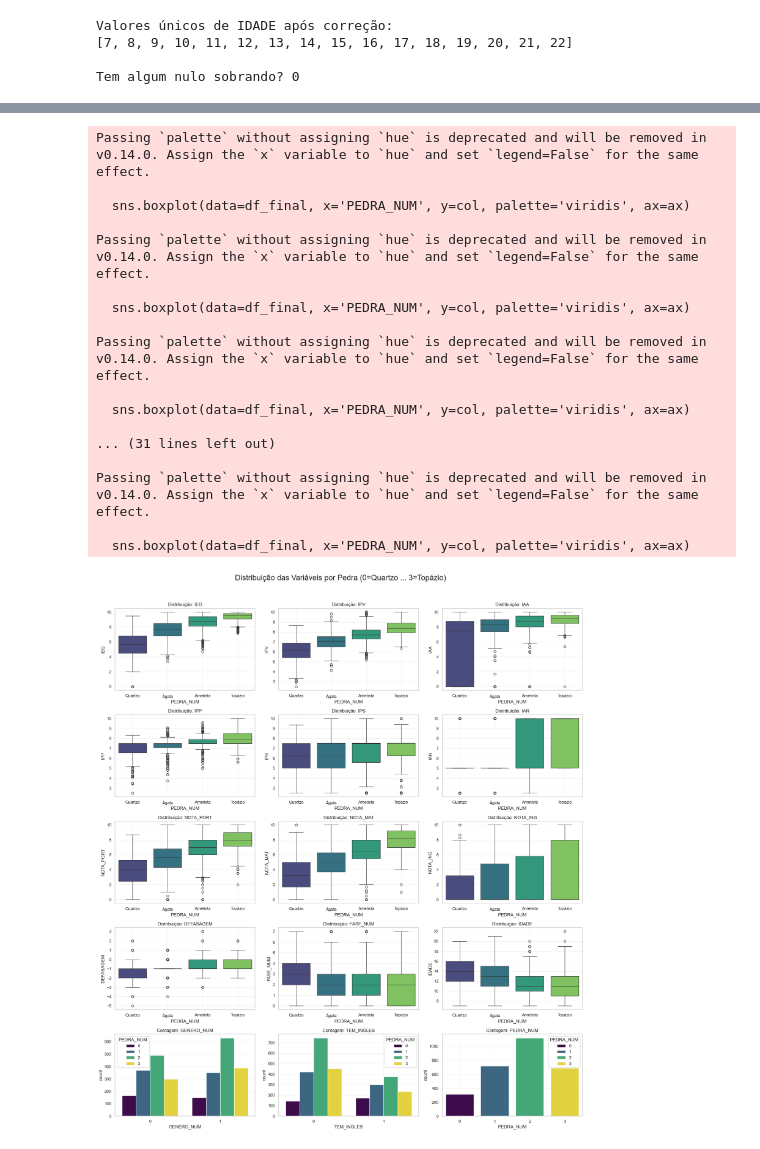
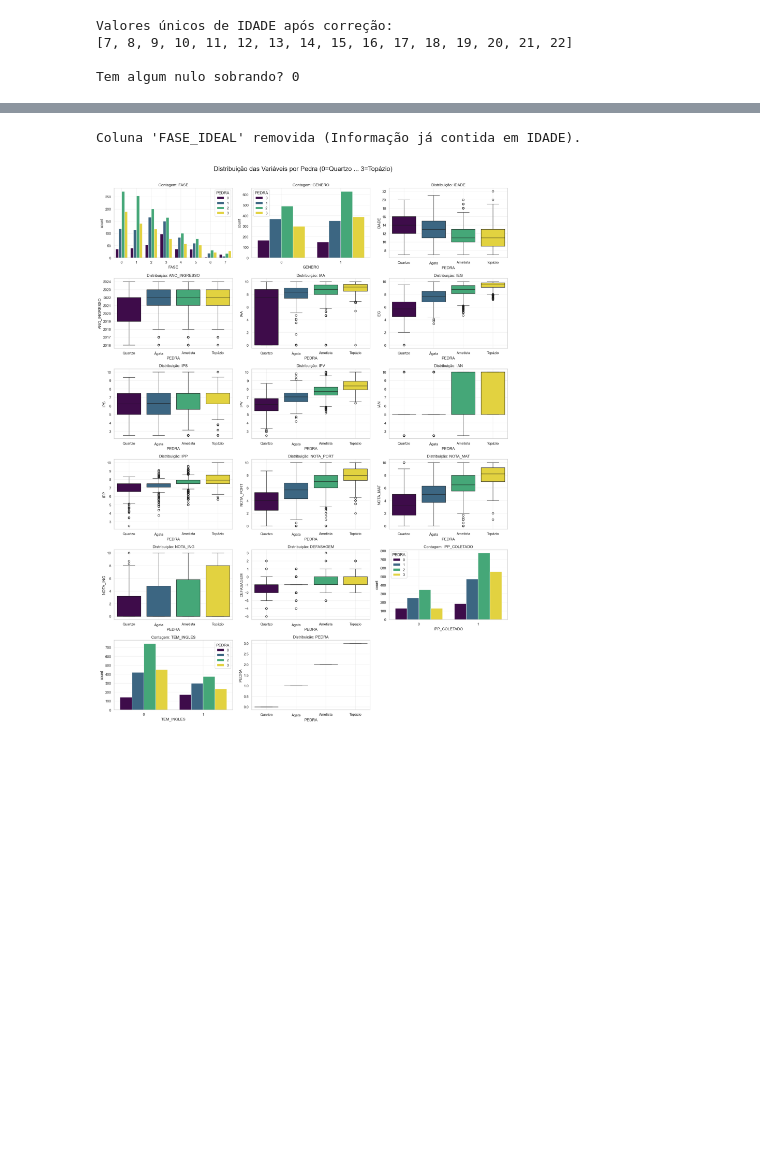
Before and after one commit to Lakand/Datathon-MLET, a Jupyter notebook: notebooks/exploracao_dados.ipynb, the cells around one changed output, grey strips where cells are left out. Saved outputs shown, nothing was run; the diff lists cells and outputs as text; code cells hidden in the pictures; blank space fills up the shorter version.

Commit message:
Finalização do tratamento de dados e estudo de melhor modelo.

```diff
--- a/notebooks/exploracao_dados.ipynb
+++ b/notebooks/exploracao_dados.ipynb
@@ -555,10 +482,11 @@ import math
 # 1. Definindo as variáveis que entrarão no modelo
 # (Certifique-se que todas essas colunas existem no seu df_final)
 cols_analise = [
-    'IEG', 'IPV', 'IAA', 'IPP', 'IPS', 'IAN',       # Indicadores
-    'NOTA_PORT', 'NOTA_MAT', 'NOTA_ING',            # Notas
-    'DEFASAGEM', 'FASE_NUM', 'IDADE', 'GENERO_NUM', # Contexto
-    'TEM_INGLES', 'PEDRA_NUM'                       # Target e Flags
+    'FASE', 'GENERO', 'IDADE','ANO_INGRESSO',
+    'IAA', 'IEG', 'IPS', 'IPV', 'IAN', 'IPP',
+    'NOTA_PORT', 'NOTA_MAT', 'NOTA_ING',
+    'FASE_IDEAL', 'DEFASAGEM', 'IPP_COLETADO',
+    'TEM_INGLES', 'PEDRA'
 ]
 
 # Filtrar apenas as que existem (segurança contra erros de digitação)
@@ -582,54 +510,64 @@ plt.show()
+# %%
+# --- AJUSTE FINO (BASEADO NA MATRIZ DE CORRELAÇÃO) ---
+
+# 1. Removendo FASE_IDEAL
+# Motivo: Correlação quase 1.0 com IDADE. É redundante.
+if 'FASE_IDEAL' in df_final.columns:
+    df_final = df_final.drop(columns=['FASE_IDEAL'])
+    print("Coluna 'FASE_IDEAL' removida (Informação já contida em IDADE).")
+# %% [output]
+Coluna 'FASE_IDEAL' removida (Informação já contida em IDADE).
 # %%
 # --- B. BOXPLOTS DE TODAS AS VARIÁVEIS (Cruzando com a Pedra) ---
+import math
+import matplotlib.pyplot as plt
+import seaborn as sns
+
+# Definindo colunas que devem ser tratadas como Categóricas (Barras)
+cols_categoricas = ['GENERO', 'TEM_INGLES', 'IPP_COLETADO', 'FASE']
+
+# --- CORREÇÃO PRINCIPAL ---
+# Filtramos a lista 'cols_existentes' para manter APENAS o que ainda está no df_final.
+# Isso remove automaticamente a 'FASE_IDEAL' ou qualquer outra que você tenha excluído.
+cols_existentes = [c for c in cols_existentes if c in df_final.columns]
+
 # Vamos criar um grid dinâmico de gráficos
 num_vars = len(cols_existentes)
 cols_grid = 3  # 3 gráficos por linha
 rows_grid = math.ceil(num_vars / cols_grid)
 
-plt.figure(figsize=(18, rows_grid * 4)) # Altura ajustável baseada na quantidade
-plt.suptitle("Distribuição das Variáveis por Pedra (0=Quartzo ... 3=Topázio)", fontsize=20, y=1.02)
+plt.figure(figsize=(18, rows_grid * 4)) # Altura ajustável
+plt.suptitle("Distribuição das Variáveis por Pedra (0=Quartzo ... 3=Topázio)", fontsize=20, y=1.005)
 
 # Mapeamento para os rótulos do eixo X ficarem bonitos
 labels_pedra = {0: 'Quartzo', 1: 'Ágata', 2: 'Ametista', 3: 'Topázio'}
 
 for i, col in enumerate(cols_existentes):
     ax = plt.subplot(rows_grid, cols_grid, i + 1)
 
-    # Se for a própria pedra ou gênero, fazemos um countplot (barra) em vez de boxplot
-    if col in ['PEDRA_NUM', 'GENERO_NUM', 'TEM_INGLES']:
-        sns.countplot(data=df_final, x=col, hue='PEDRA_NUM', palette='viridis', ax=ax)
+    # Verifica se a coluna atual é categórica
+    if col in cols_categoricas:
+        # Gráfico de Contagem (Barras)
+        sns.countplot(data=df_final, x=col, hue='PEDRA', palette='viridis', ax=ax)
         ax.set_title(f"Contagem: {col}")
+
     else:
         # Boxplot normal para variáveis contínuas
-        sns.boxplot(data=df_final, x='PEDRA_NUM', y=col, palette='viridis', ax=ax)
+        # hue='PEDRA' e legend=False evitam o erro futuro do Seaborn
+        sns.boxplot(data=df_final, x='PEDRA', y=col, hue='PEDRA', palette='viridis', legend=False, ax=ax)
         ax.set_title(f"Distribuição: {col}")
 
-        # Ajusta os labels do eixo X para mostrar os nomes das pedras
-        ax.set_xticklabels([labels_pedra.get(x, x) for x in sorted(df_final['PEDRA_NUM'].unique())])
+        # Fixar os ticks antes de mudar os labels
+        valores_unicos_pedra = sorted(df_final['PEDRA'].unique())
+        ax.set_xticks(valores_unicos_pedra)
+        ax.set_xticklabels([labels_pedra.get(x, x) for x in valores_unicos_pedra])
 
     ax.grid(True, alpha=0.3)
 
 plt.tight_layout()
 plt.show()
 # %% [output]
-Passing `palette` without assigning `hue` is deprecated and will be removed in v0.14.0. Assign the `x` variable to `hue` and set `legend=False` for the same effect.
-
-  sns.boxplot(data=df_final, x='PEDRA_NUM', y=col, palette='viridis', ax=ax)
-
-Passing `palette` without assigning `hue` is deprecated and will be removed in v0.14.0. Assign the `x` variable to `hue` and set `legend=False` for the same effect.
-
-  sns.boxplot(data=df_final, x='PEDRA_NUM', y=col, palette='viridis', ax=ax)
-
-Passing `palette` without assigning `hue` is deprecated and will be removed in v0.14.0. Assign the `x` variable to `hue` and set `legend=False` for the same effect.
-
-  sns.boxplot(data=df_final, x='PEDRA_NUM', y=col, palette='viridis', ax=ax)
-
-... (31 lines left out)
-
-Passing `palette` without assigning `hue` is deprecated and will be removed in v0.14.0. Assign the `x` variable to `hue` and set `legend=False` for the same effect.
-
-  sns.boxplot(data=df_final, x='PEDRA_NUM', y=col, palette='viridis', ax=ax)
-[figure, old version]
+[figure, new version]
 # %%
 plt.figure(figsize=(8,6))
 sns.countplot(data=df_final, x='PEDRA', order=sorted(df_final['PEDRA'].unique()))
```
Also changed, not shown: parts of 11 cells of this notebook, 3 other files.
